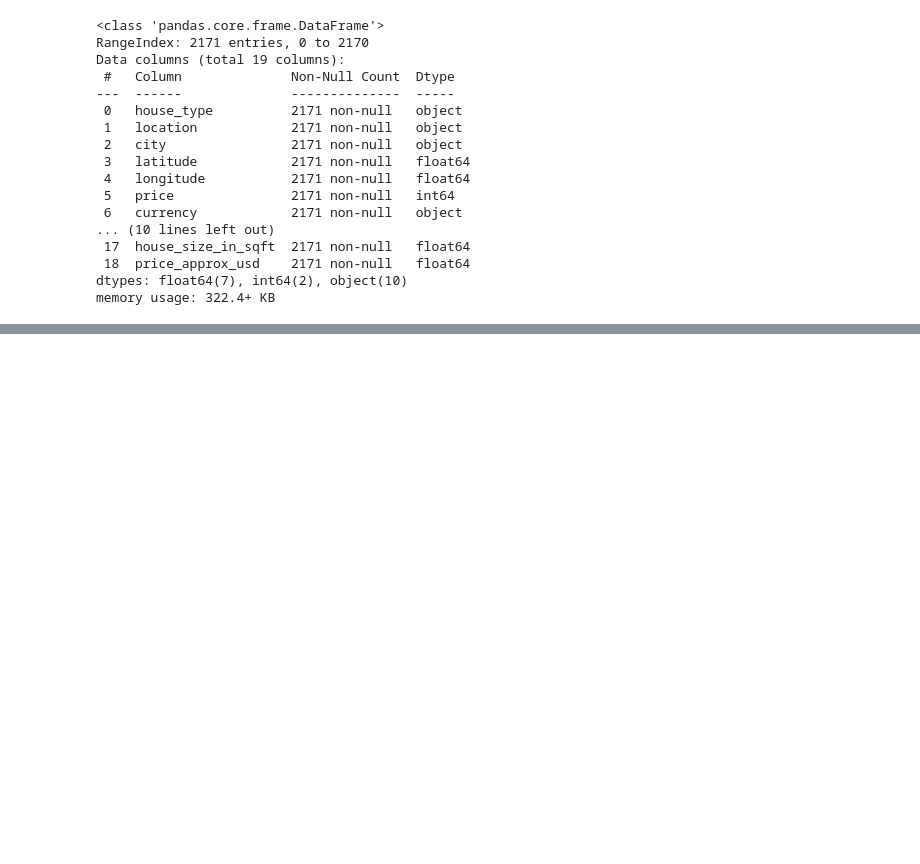
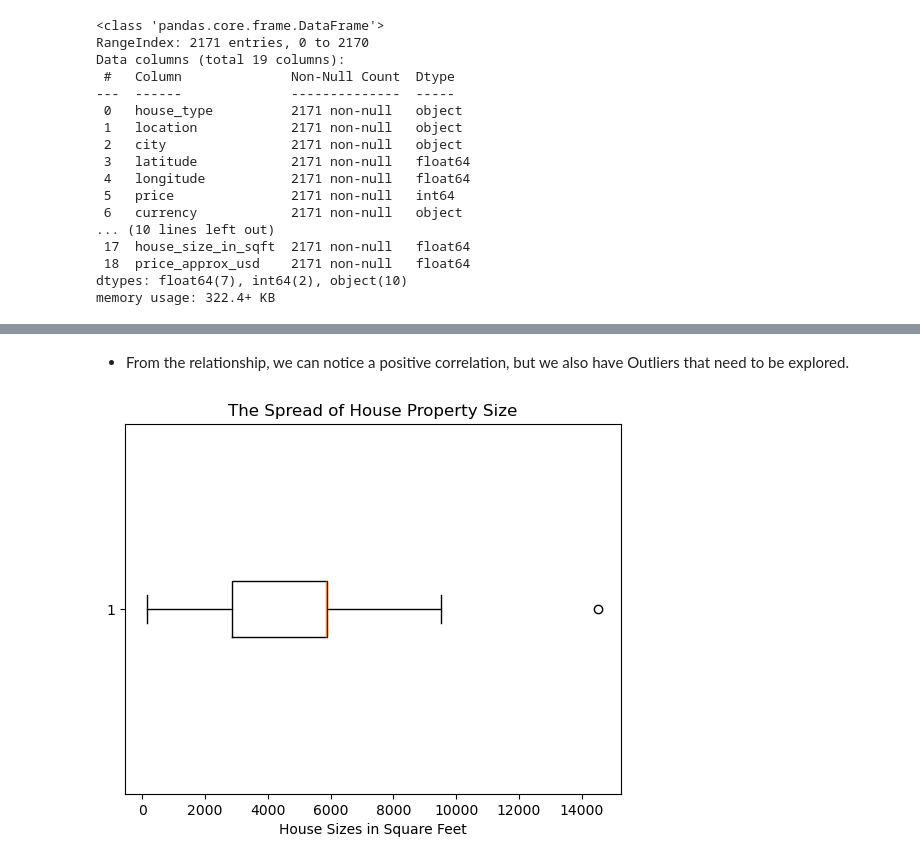
Before and after one commit to dumisanimukuchura/Dehli-Indian-Housing-Analysis-Part-2-Predict-Price-with-Size-Linear-Regression, a Jupyter notebook: notebook/Dehli-Indian-Housing-Analysis-Part-2-Predict-Price-with-Size-Linear-Regression.ipynb, the cells around one changed output, grey strips where cells are left out. Saved outputs shown, nothing was run; the diff lists cells and outputs as text; code cells hidden in the pictures; blank space fills up the shorter version.

```diff
--- a/notebook/Dehli-Indian-Housing-Analysis-Part-2-Predict-Price-with-Size-Linear-Regression.ipynb
+++ b/notebook/Dehli-Indian-Housing-Analysis-Part-2-Predict-Price-with-Size-Linear-Regression.ipynb
@@ -81,0 +121,12 @@ memory usage: 322.4+ KB
+# %% [markdown]
+- From the relationship, we can notice a positive correlation, but we also have Outliers that need to be explored.
+# %%
+# Box Plot of the Relationsing between Property Size and Property Price: "house_size_in_sqft" and "price_approx_usd".
+
+plt.boxplot(housing_df["house_size_in_sqft"], vert=False)
+plt.xlabel("House Sizes in Square Feet")
+plt.title("The Spread of House Property Size")
+
+plt.show();
+# %% [output]
+[figure, added]
```
Also changed, not shown: parts of 10 cells of this notebook.
